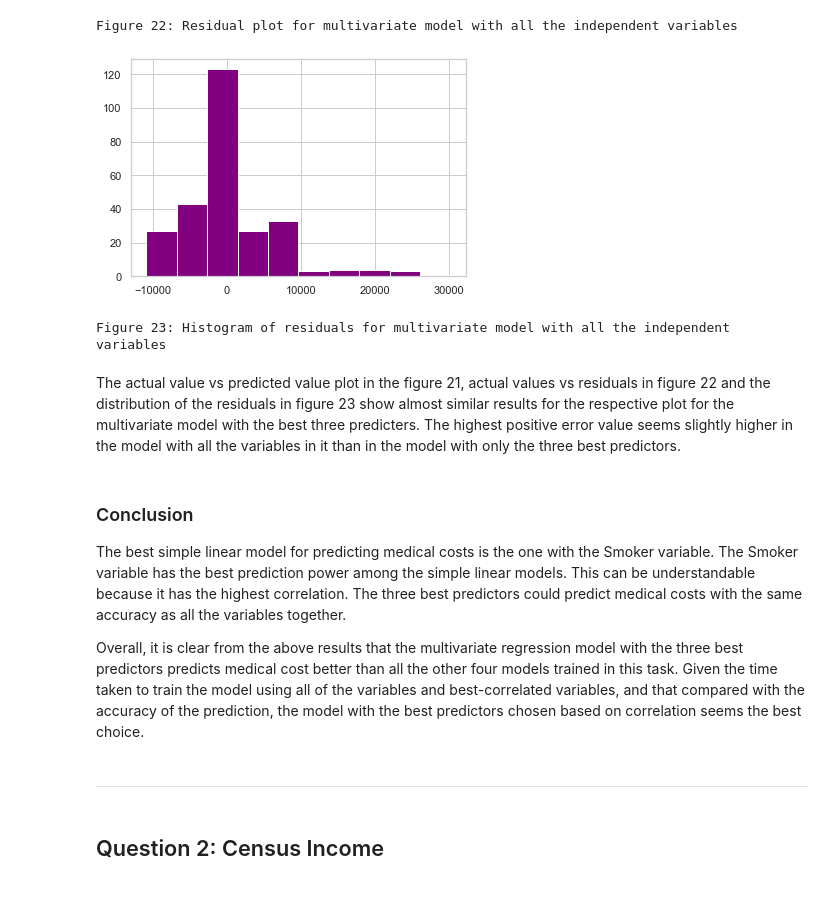
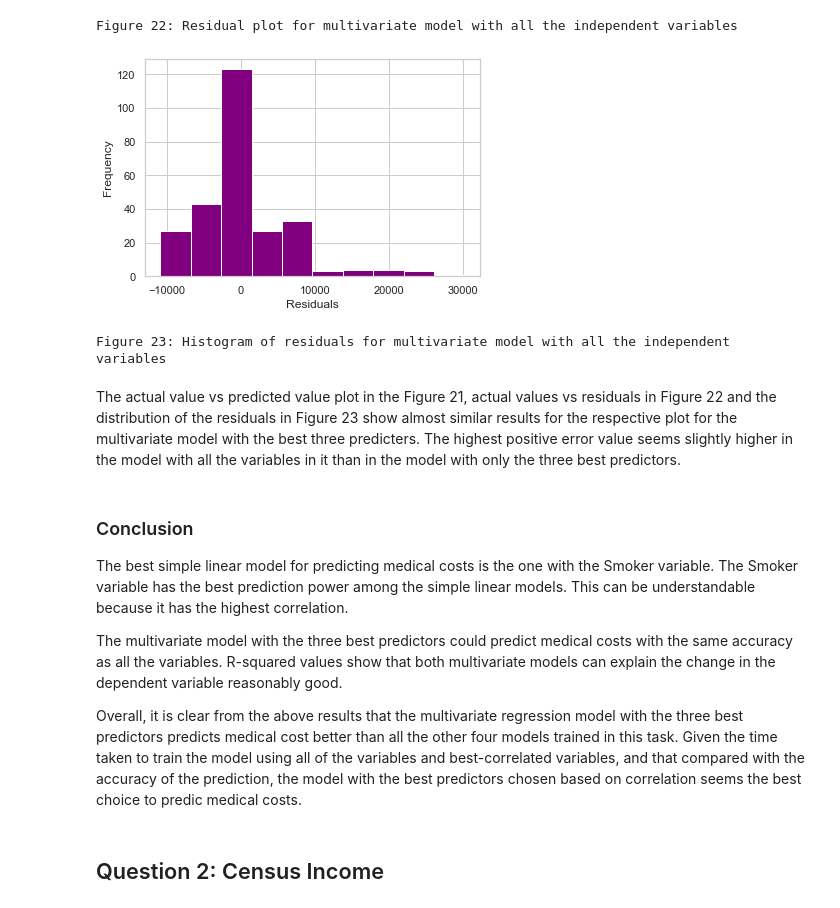
Before and after one commit to chanyadeshani/machine_learning, a Jupyter notebook: MachineLearningandOptimization_CT7205_4107143_ChanaySubasingha.ipynb, the cells around one changed output. Saved outputs shown, nothing was run; the diff lists cells and outputs as text; code cells hidden in the pictures.

```diff
--- a/MachineLearningandOptimization_CT7205_4107143_ChanaySubasingha.ipynb
+++ b/MachineLearningandOptimization_CT7205_4107143_ChanaySubasingha.ipynb
@@ -719,22 +721,25 @@ Figure 22: Residual plot for multivariate model with all the independent variabl
 # %%
 # Distribution of the residuals
 residuals = (y_test - y_pred)
 
 plt.hist(residuals, color='purple')
+plt.xlabel('Residuals')
+plt.ylabel('Frequency')
 plt.show()
 print('Figure 23: Histogram of residuals for multivariate model with all the independent variables')
 # %% [output]
-[figure, old version]
+[figure, new version]
 Figure 23: Histogram of residuals for multivariate model with all the independent variables
 # %% [markdown]
-The actual value vs predicted value plot in the figure 21, actual values vs residuals in figure 22 and the distribution of the residuals in figure 23 show almost similar results for the respective plot for the multivariate model with the best three predicters. The highest positive error value seems slightly higher in the model with all the variables in it than in the model with only the three best predictors.
+The actual value vs predicted value plot in the Figure 21, actual values vs residuals in Figure 22 and the distribution of the residuals in Figure 23 show almost similar results for the respective plot for the multivariate model with the best three predicters. The highest positive error value seems slightly higher in the model with all the variables in it than in the model with only the three best predictors.
 # %% [markdown]
+
 ### Conclusion
 
 
-The best simple linear model for predicting medical costs is the one with the Smoker variable. The Smoker variable has the best prediction power among the simple linear models. This can be understandable because it has the highest correlation. The three best predictors could predict medical costs with the same accuracy as all the variables together.
+The best simple linear model for predicting medical costs is the one with the Smoker variable. The Smoker variable has the best prediction power among the simple linear models. This can be understandable because it has the highest correlation.
 
-Overall, it is clear from the above results that the multivariate regression model with the three best predictors predicts medical cost better than all the other four models trained in this task. Given the time taken to train the model using all of the variables and best-correlated variables, and that compared with the accuracy of the prediction, the model with the best predictors chosen based on correlation seems the best choice.
+The multivariate model with the three best predictors could predict medical costs with the same accuracy as all the variables. R-squared values show that both multivariate models can explain the change in the dependent variable reasonably good.
+
+Overall, it is clear from the above results that the multivariate regression model with the three best predictors predicts medical cost better than all the other four models trained in this task. Given the time taken to train the model using all of the variables and best-correlated variables, and that compared with the accuracy of the prediction, the model with the best predictors chosen based on correlation seems the best choice to predic medical costs.
-# %% [markdown]
-***
 # %% [markdown]
```
Also changed, not shown: parts of 111 cells of this notebook, 1 other file.
